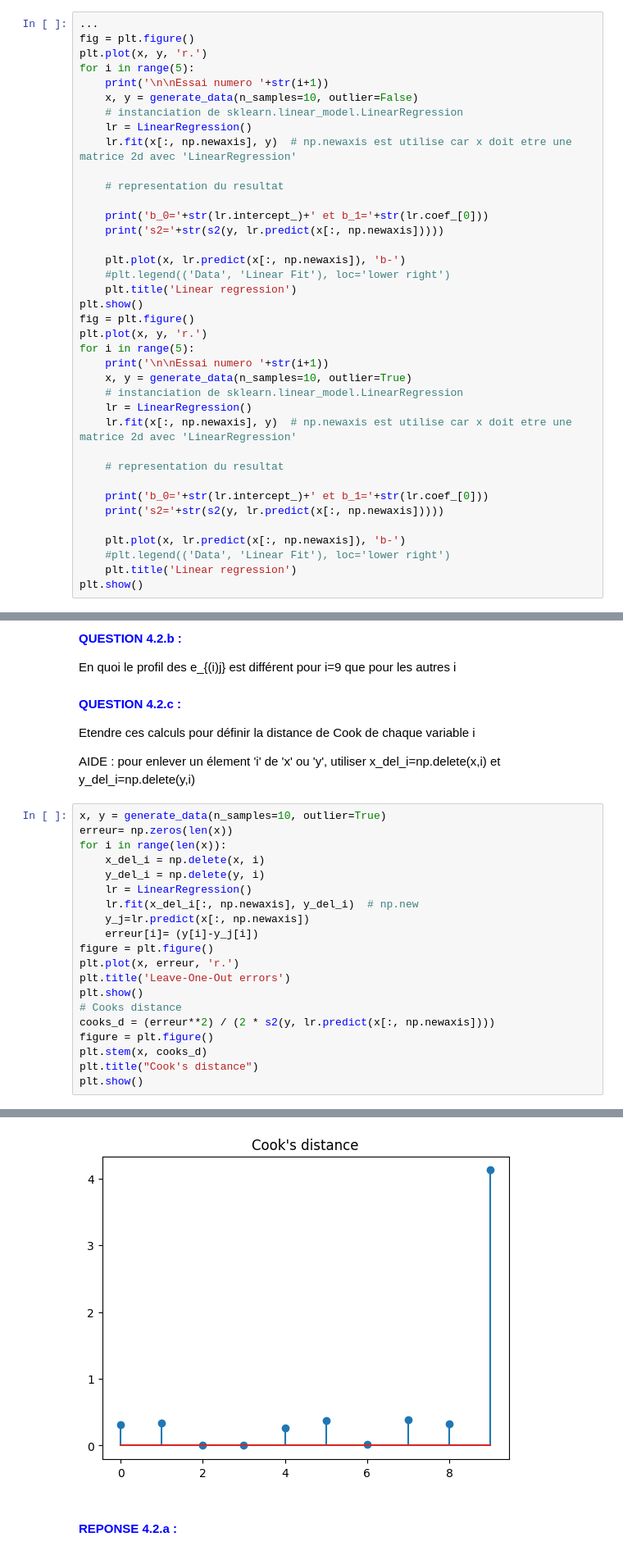
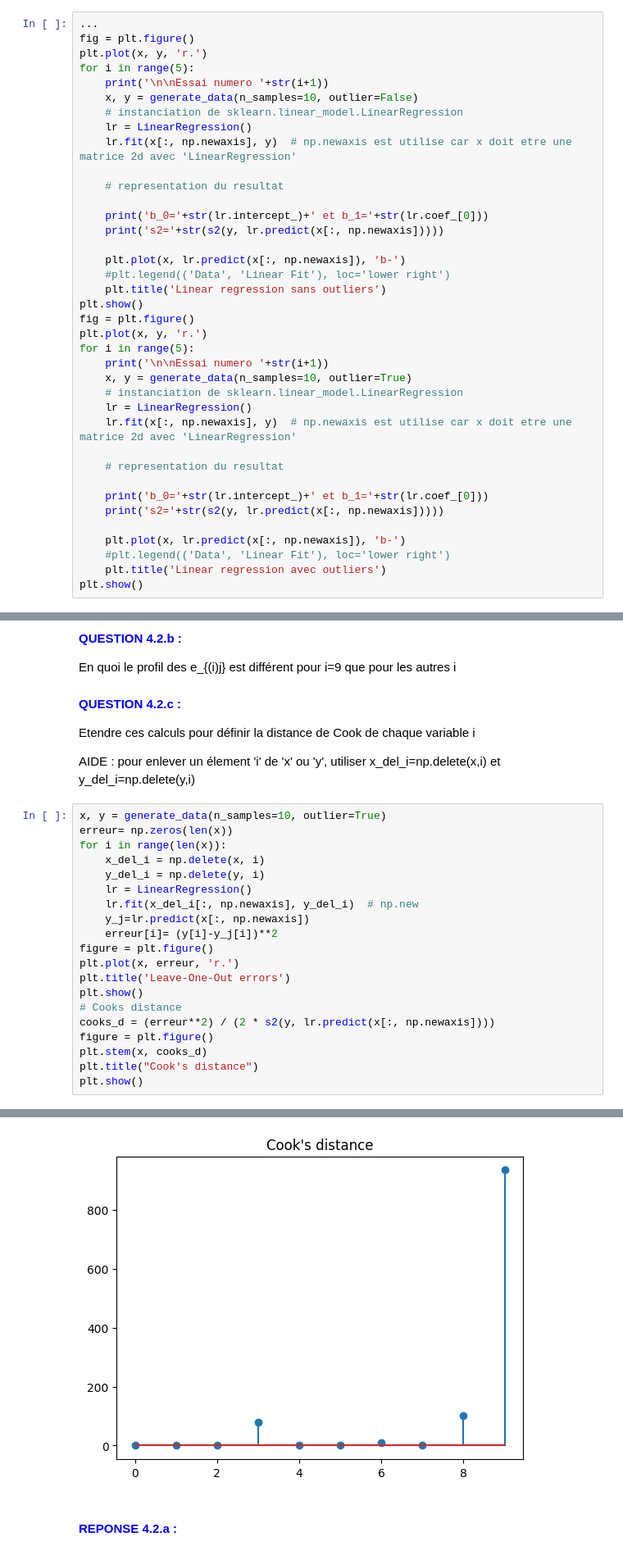
Before and after one commit to mohamed26-cyber/stat-ml, a Jupyter notebook: TPs/Exo4_LinearRegressionErrors.ipynb, the cells around one changed output, grey strips where cells are left out. Shown: that part at 82% size. Saved outputs shown, nothing was run; the diff lists cells and outputs as text.

```diff
--- a/TPs/Exo4_LinearRegressionErrors.ipynb
+++ b/TPs/Exo4_LinearRegressionErrors.ipynb
@@ -71,7 +71,7 @@ for i in range(5):
 
     plt.plot(x, lr.predict(x[:, np.newaxis]), 'b-')
     #plt.legend(('Data', 'Linear Fit'), loc='lower right')
-    plt.title('Linear regression')
+    plt.title('Linear regression sans outliers')
 plt.show()
 fig = plt.figure()
 plt.plot(x, y, 'r.')
@@ -89,7 +89,7 @@ for i in range(5):
 
     plt.plot(x, lr.predict(x[:, np.newaxis]), 'b-')
     #plt.legend(('Data', 'Linear Fit'), loc='lower right')
-    plt.title('Linear regression')
+    plt.title('Linear regression avec outliers')
 plt.show()
 # %% [output]
 Essai numero 1
@@ -152,7 +152,7 @@ for i in range(len(x)):
     lr = LinearRegression()
     lr.fit(x_del_i[:, np.newaxis], y_del_i)  # np.new
     y_j=lr.predict(x[:, np.newaxis])
-    erreur[i]= (y[i]-y_j[i])
+    erreur[i]= (y[i]-y_j[i])**2
 figure = plt.figure()
 plt.plot(x, erreur, 'r.')
 plt.title('Leave-One-Out errors')
@@ -168,4 +168,4 @@ plt.show()
-[figure, old version]
+[figure, new version]
 # %% [markdown]
 #### <span style="color:blue">REPONSE 4.2.a :</span>
 # %%
```
Also changed, not shown: parts of 2 cells of this notebook, 1 other file.
